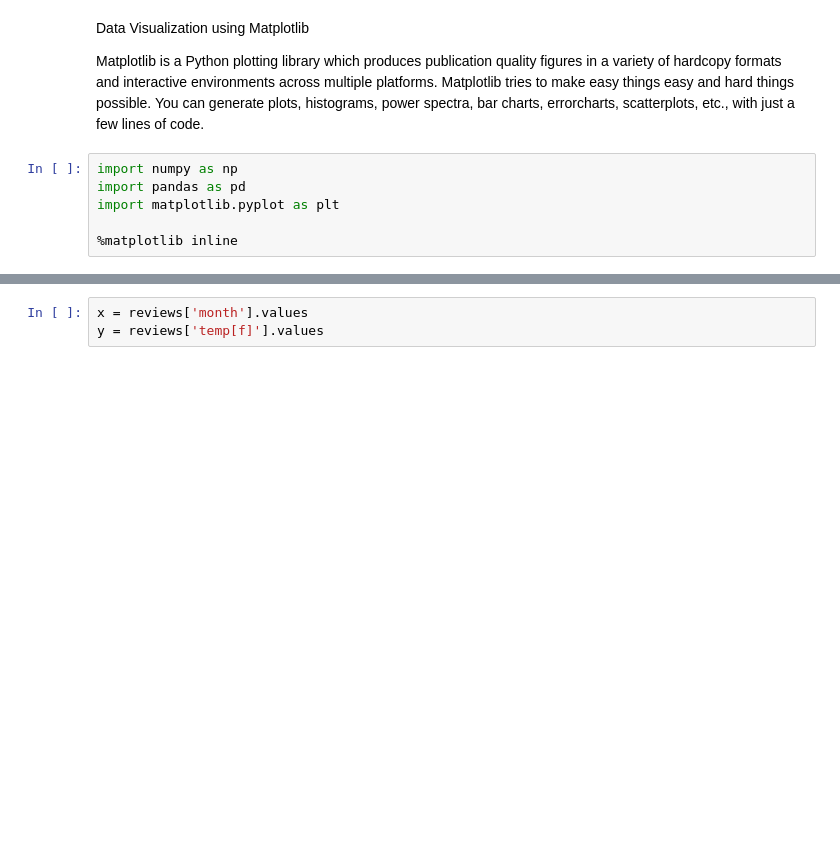
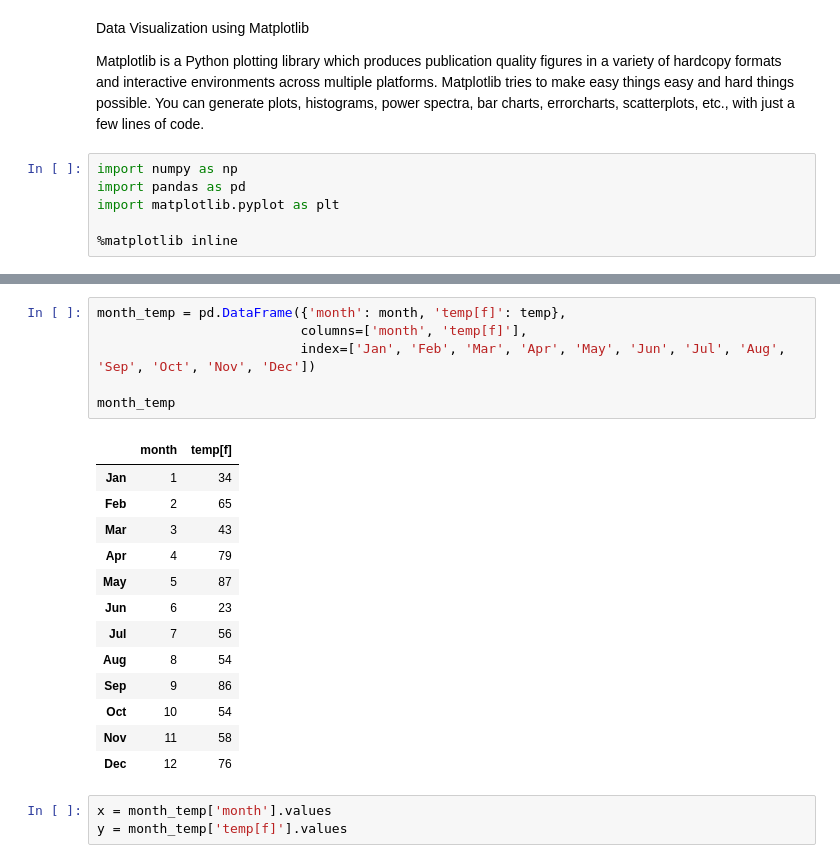
Before and after one commit to Amboyandrey/pythonnn, a Jupyter notebook: jupyter/Matplotlib.ipynb, the cells around one changed output, grey strips where cells are left out. Drawn from its saved outputs; the diff is of its cells as text; blank space fills up the shorter version.

```diff
--- a/jupyter/Matplotlib.ipynb
+++ b/jupyter/Matplotlib.ipynb
@@ -30,6 +23,26 @@ reviews
+# %%
+month_temp = pd.DataFrame({'month': month, 'temp[f]': temp},
+                          columns=['month', 'temp[f]'],
+                          index=['Jan', 'Feb', 'Mar', 'Apr', 'May', 'Jun', 'Jul', 'Aug', 'Sep', 'Oct', 'Nov', 'Dec'])
+
+month_temp
+# %% [output]
+|  | month | temp[f] |
+| Jan | 1 | 34 |
+| Feb | 2 | 65 |
+| Mar | 3 | 43 |
+| Apr | 4 | 79 |
+| May | 5 | 87 |
+| Jun | 6 | 23 |
+| Jul | 7 | 56 |
+| Aug | 8 | 54 |
+| Sep | 9 | 86 |
+| Oct | 10 | 54 |
+| Nov | 11 | 58 |
+| Dec | 12 | 76 |
 # %%
-x = reviews['month'].values
-y = reviews['temp[f]'].values
+x = month_temp['month'].values
+y = month_temp['temp[f]'].values
 # %%
 print(x)
 print(y)
```
Also changed, not shown: parts of 8 cells of this notebook, 2 other files.
